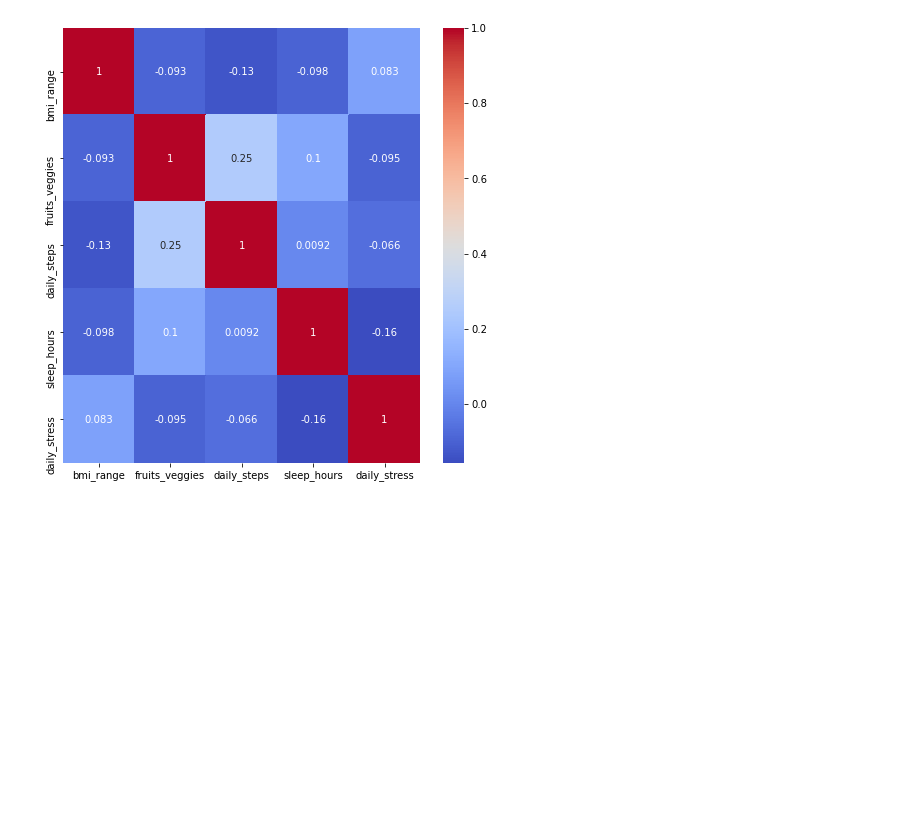
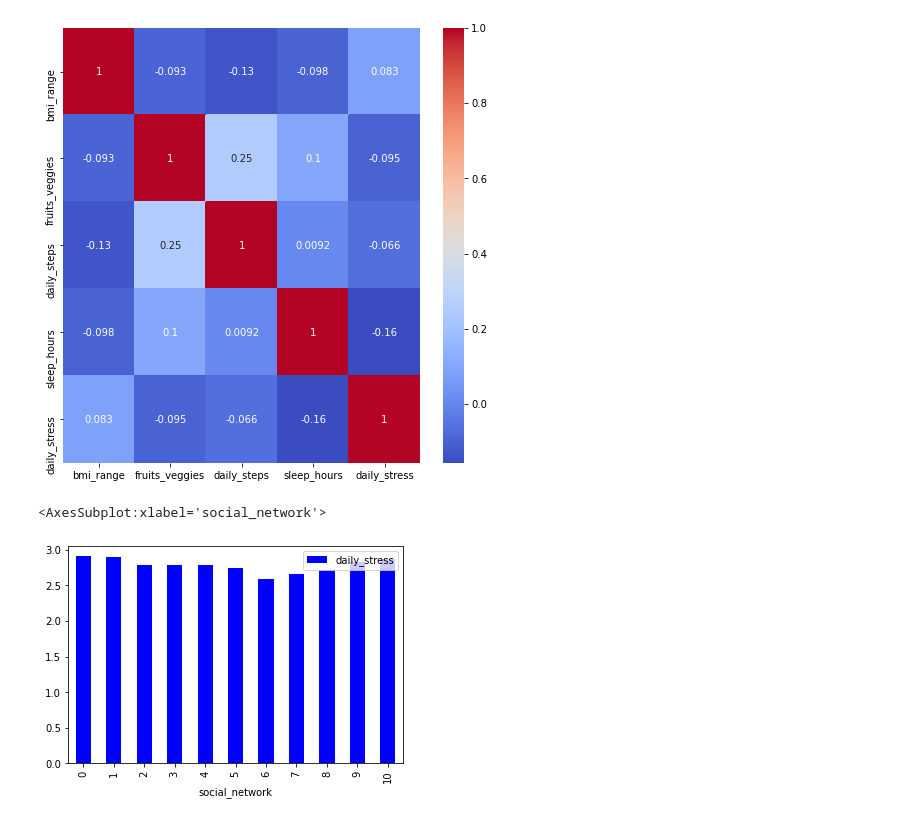
Before and after one commit to rupaliluthra/python_data_analysis, a Jupyter notebook: wellbeing_and_lifestyle_project.ipynb, the cells around one changed output. Cells and saved outputs as stored; diff of their text form; code cells hidden in the pictures; blank space fills up the shorter version.

Commit message:
stress and social life added

```diff
--- a/wellbeing_and_lifestyle_project.ipynb
+++ b/wellbeing_and_lifestyle_project.ipynb
@@ -106,5 +106,3 @@ data.shape
 data.daily_stress.dtypes
 # %% [output]
 dtype('O')
-# %%
-data.daily_stress= data.daily_stress.astype(int)
@@ -211,3 +187,8 @@ sns.heatmap(correlation_data,annot = True, cmap="coolwarm")
 # %% [output]
 <AxesSubplot:>
 [figure]
+# %%
+data[['social_network','daily_stress']].groupby('social_network').agg('mean').plot.bar(color='b')
+# %% [output]
+<AxesSubplot:xlabel='social_network'>
+[figure, added]
```
Also changed, not shown: parts of 10 cells of this notebook.
